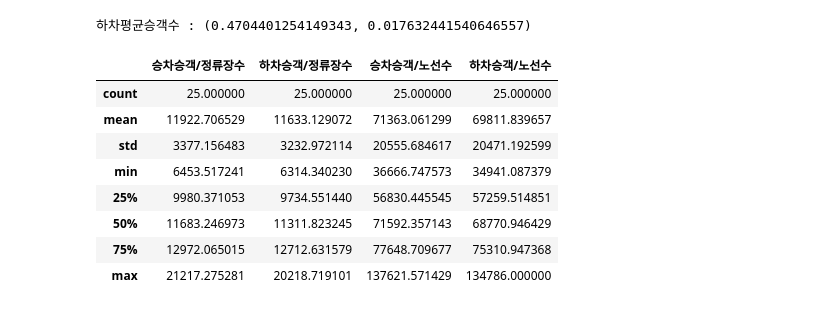
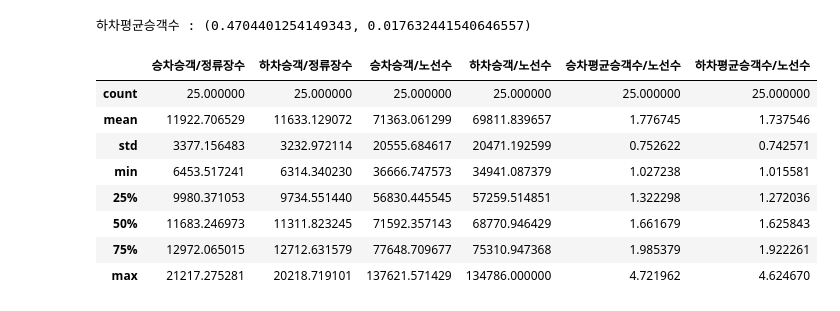
Before and after one commit to mskyun721/aivle_Project_1, a Jupyter notebook: pj_1.1_bus_station.ipynb, the cells around one changed output. Saved outputs shown, nothing was run; the diff lists cells and outputs as text; code cells hidden in the pictures.

```diff
--- a/pj_1.1_bus_station.ipynb
+++ b/pj_1.1_bus_station.ipynb
@@ -119,3 +124,8 @@ df
 | 1060884 | 25990 | 암사삼성.현대아파트 | 20220429 | 강동02 | 강동02(가래여울~암사동서원마을) | 암사삼성.현대아파트 | 96 | 37 | 20220502 | 강동구 |
 | 1060885 | 25990 | 암사삼성.현대아파트 | 20220430 | 강동02 | 강동02(가래여울~암사동서원마을) | 암사삼성.현대아파트 | 65 | 26 | 20220503 | 강동구 |
 1060886 rows × 10 columns
+# %%
+# row 생략 없이 출력
+pd.set_option('display.max_rows', None)
+# col 생략 없이 출력
+pd.set_option('display.max_columns', None)
@@ -231,19 +316,21 @@ for i in use:
 # %%
 seoul_bus_station['승차승객/정류장수'] = seoul_bus_station['승차총승객수'] / seoul_bus_station['정류장수']
 seoul_bus_station['하차승객/정류장수'] = seoul_bus_station['하차총승객수'] / seoul_bus_station['정류장수']
 
 seoul_bus_station['승차승객/노선수'] = seoul_bus_station['승차총승객수'] / seoul_bus_station['노선수']
 seoul_bus_station['하차승객/노선수'] = seoul_bus_station['하차총승객수'] / seoul_bus_station['노선수']
+seoul_bus_station['승차평균승객수/노선수'] = seoul_bus_station['승차평균승객수'] / seoul_bus_station['노선수']
+seoul_bus_station['하차평균승객수/노선수'] = seoul_bus_station['하차평균승객수'] / seoul_bus_station['노선수']
 
-seoul_bus_station[['승차승객/정류장수' , '하차승객/정류장수', '승차승객/노선수' , '하차승객/노선수']].describe()
+seoul_bus_station[['승차승객/정류장수' , '하차승객/정류장수', '승차승객/노선수' , '하차승객/노선수', '승차평균승객수/노선수', '하차평균승객수/노선수']].describe()
 # %% [output]
-|  | 승차승객/정류장수 | 하차승객/정류장수 | 승차승객/노선수 | 하차승객/노선수 |
-| count | 25.000000 | 25.000000 | 25.000000 | 25.000000 |
-| mean | 11922.706529 | 11633.129072 | 71363.061299 | 69811.839657 |
-| std | 3377.156483 | 3232.972114 | 20555.684617 | 20471.192599 |
-| min | 6453.517241 | 6314.340230 | 36666.747573 | 34941.087379 |
-| 25% | 9980.371053 | 9734.551440 | 56830.445545 | 57259.514851 |
-| 50% | 11683.246973 | 11311.823245 | 71592.357143 | 68770.946429 |
-| 75% | 12972.065015 | 12712.631579 | 77648.709677 | 75310.947368 |
-| max | 21217.275281 | 20218.719101 | 137621.571429 | 134786.000000 |
+|  | 승차승객/정류장수 | 하차승객/정류장수 | 승차승객/노선수 | 하차승객/노선수 | 승차평균승객수/노선수 | 하차평균승객수/노선수 |
+| count | 25.000000 | 25.000000 | 25.000000 | 25.000000 | 25.000000 | 25.000000 |
+| mean | 11922.706529 | 11633.129072 | 71363.061299 | 69811.839657 | 1.776745 | 1.737546 |
+| std | 3377.156483 | 3232.972114 | 20555.684617 | 20471.192599 | 0.752622 | 0.742571 |
+| min | 6453.517241 | 6314.340230 | 36666.747573 | 34941.087379 | 1.027238 | 1.015581 |
+| 25% | 9980.371053 | 9734.551440 | 56830.445545 | 57259.514851 | 1.322298 | 1.272036 |
+| 50% | 11683.246973 | 11311.823245 | 71592.357143 | 68770.946429 | 1.661679 | 1.625843 |
+| 75% | 12972.065015 | 12712.631579 | 77648.709677 | 75310.947368 | 1.985379 | 1.922261 |
+| max | 21217.275281 | 20218.719101 | 137621.571429 | 134786.000000 | 4.721962 | 4.624670 |
 # %%
```
Also changed, not shown: parts of 19 cells of this notebook, 5 other files.
